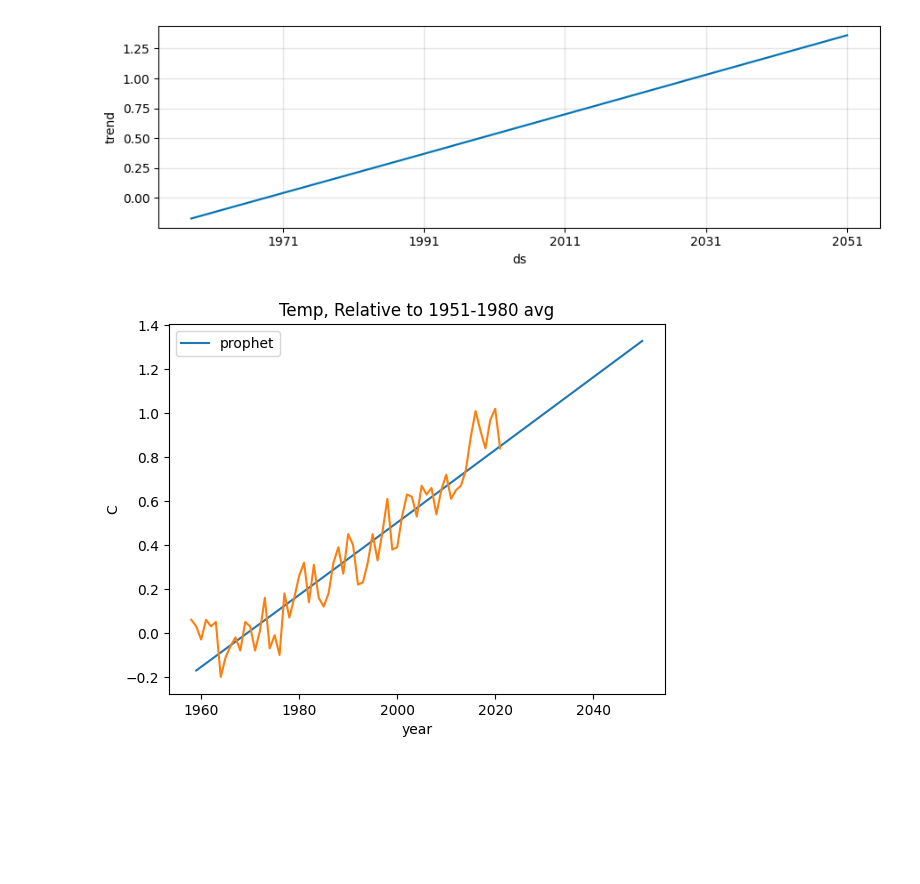
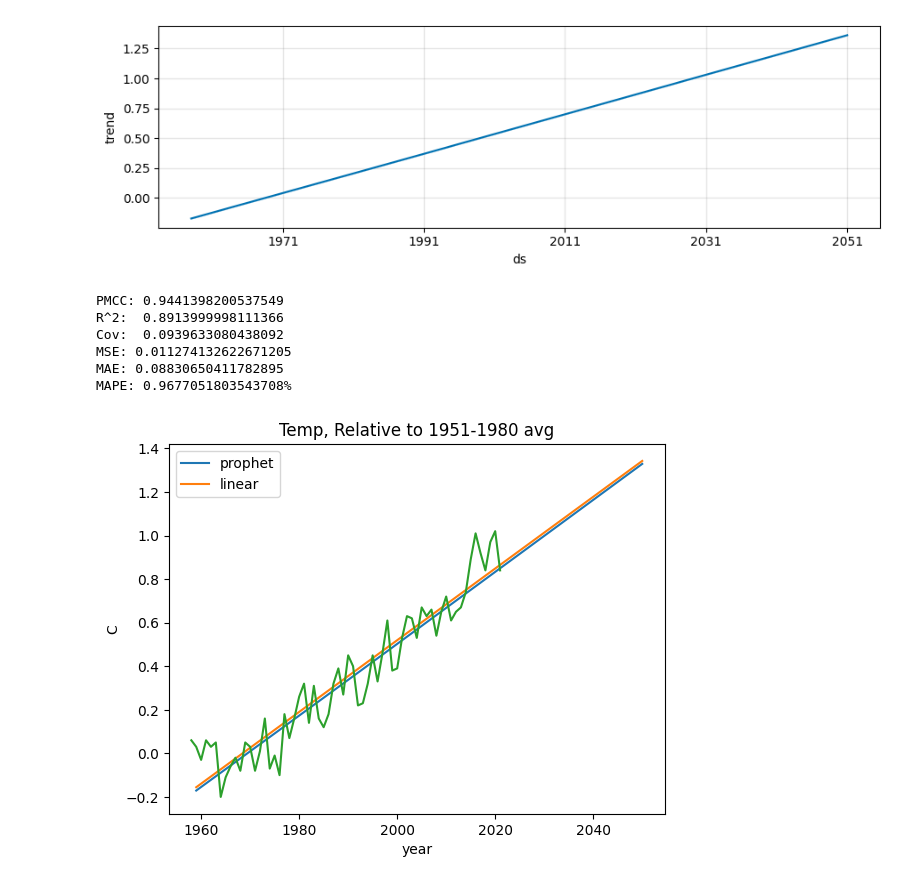
Before and after one commit to akioweh/The-HiMCM, a Jupyter notebook: py/main.ipynb, the cells around one changed output. Drawn from its saved outputs; the diff is of its cells as text; code cells hidden in the pictures; blank space fills up the shorter version.

```diff
--- a/py/main.ipynb
+++ b/py/main.ipynb
@@ -82,0 +107,3 @@ plt.show()
+# %%
+PRED_YEARS = pd.DataFrame(range(1959, 2051))
+PRED_YEARS.columns = ['year']
@@ -270,0 +308,7 @@ R^2: 0.999882417263715
+# %%
+m_lr = LinearRegression()
+m_lr.fit(temp_df[['year']], temp_df[['y']])
+
+temp_pred_lr = m_lr.predict(PRED_YEARS)
+temp_pred_lr = pd.DataFrame(temp_pred_lr)
+temp_pred_lr.columns = ['y']
@@ -283,9 +349,9 @@ P.fit(M3)
 future_df = P.make_future_dataframe(periods=30, freq='Y')
 forecast_df = P.predict(future_df)
 # %%
-temp_pred_prophet_df = forecast_df[['ds', 'yhat']]
-temp_pred_prophet_df.columns = ['year', 'y']
-temp_pred_prophet_df
+temp_pred_prophet = forecast_df[['ds', 'yhat']]
+temp_pred_prophet.columns = ['year', 'y']
+temp_pred_prophet
 # %% [output]
 |  | year | y |
 | 0 | 1958-01-01 | -0.170764 |
@@ -306,13 +372,24 @@ fig4 = P.plot_components(forecast_df)
 # %% [output]
 [figure]
 [figure]
+# %%
+bivariate_stats(temp_df['y'], temp_pred_prophet['y'])
+error_stats(temp_df['y'], temp_pred_prophet['y'][:64])
+# %% [output]
+PMCC: 0.9441398200537549
+R^2:  0.8913999998111366
+Cov:  0.0939633080438092
+MSE: 0.011274132622671205
+MAE: 0.08830650411782895
+MAPE: 0.9677051803543708%
 # %%
-plt.plot(PRED_YEARS, temp_pred_prophet_df[['y']][:-2], label='prophet')
+plt.plot(PRED_YEARS, temp_pred_prophet[['y']][:-2], label='prophet')
+plt.plot(PRED_YEARS, temp_pred_lr, label='linear')
 plt.plot(temp_df[['year']], temp_df[['y']])
 plt.title('Temp, Relative to 1951-1980 avg')
 plt.ylabel('C')
 plt.xlabel('year')
 plt.legend()
 plt.show()
 # %% [output]
-[figure, old version]
+[figure, new version]
```
Also changed, not shown: parts of 36 cells of this notebook.
